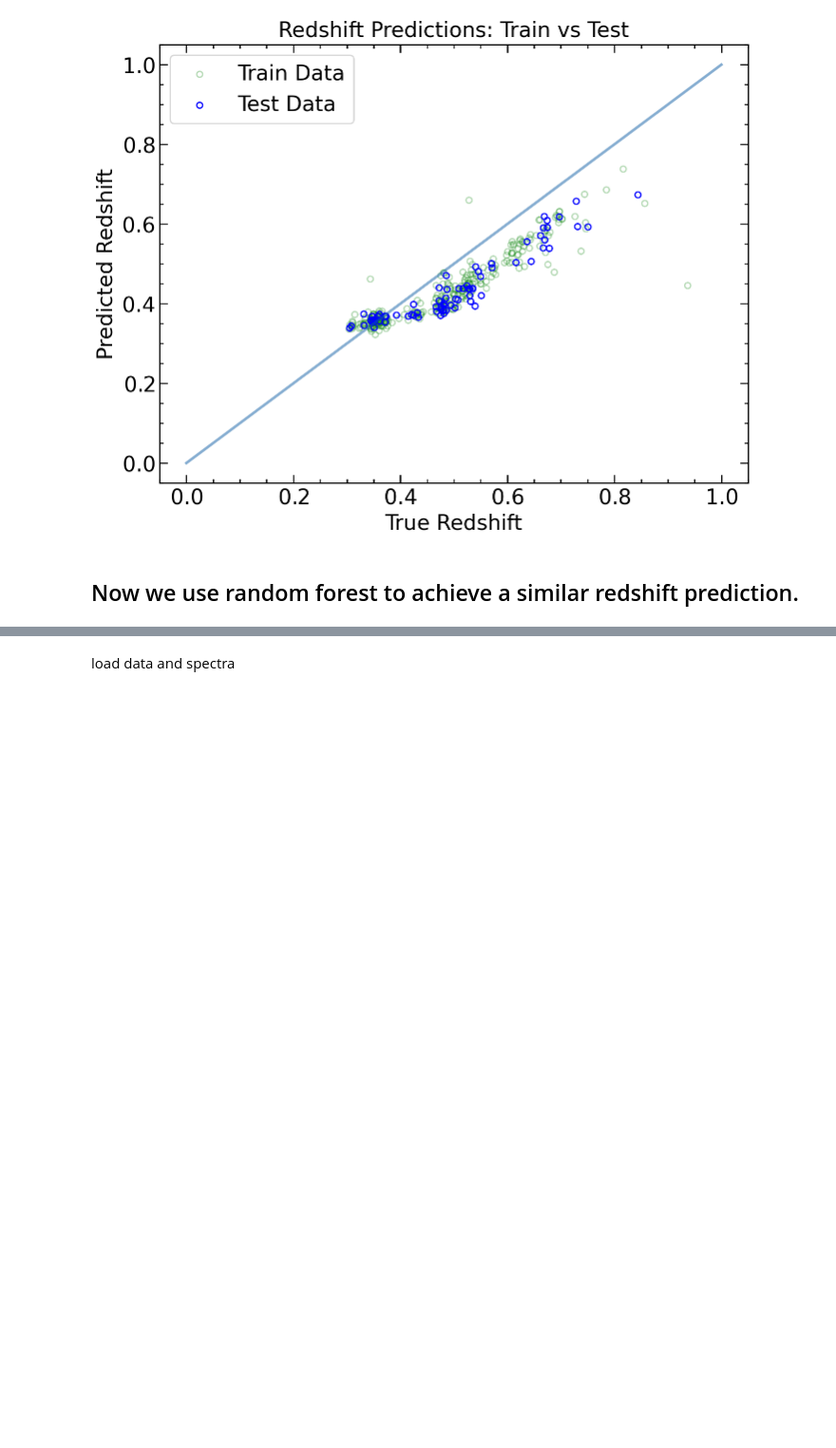
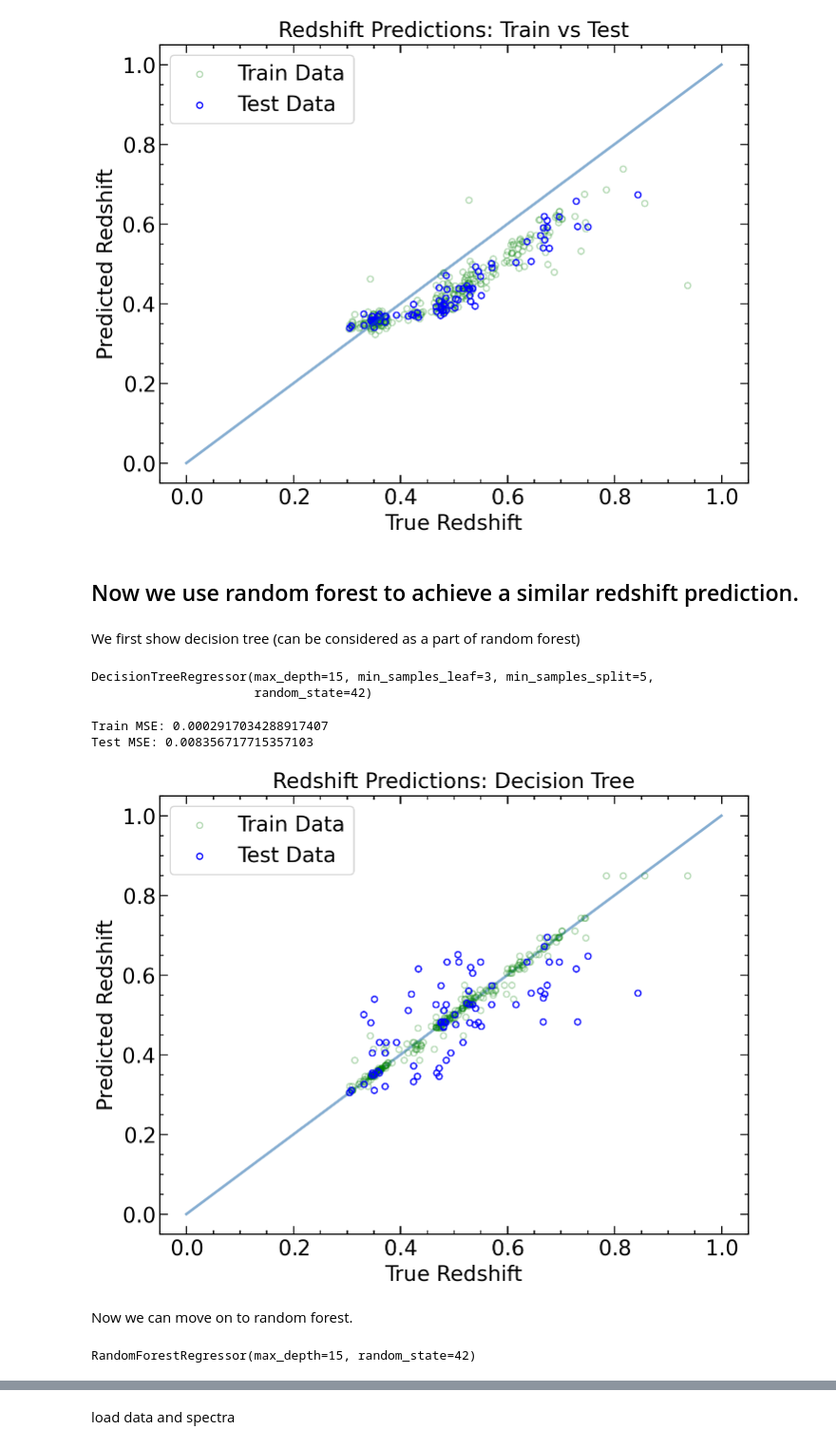
Before and after one commit to Chisen-Lupus/machine-learning-demo, a Jupyter notebook: nn-approach-demo.ipynb, the cells around one changed output, grey strips where cells are left out. Shown at 95% size. Cells and saved outputs as stored; diff of their text form; code cells hidden in the pictures; blank space fills up the shorter version.

```diff
--- a/nn-approach-demo.ipynb
+++ b/nn-approach-demo.ipynb
@@ -372 +387,69 @@ Test Loss: 0.006548540247604251
+# %% [markdown]
+We first show decision tree (can be considered as a part of random forest)
+# %%
+# Preprocess data
+train_features, train_targets = preprocess_data(train_loader)
+test_features, test_targets = preprocess_data(test_loader)
+
+# Initialize Decision Tree Regressor with custom parameters
+dt_model = DecisionTreeRegressor(
+    max_depth=15,              # Limit the depth of the tree
+    min_samples_split=5,       # Minimum samples to split a node
+    min_samples_leaf=3,        # Minimum samples at a leaf node
+    max_features=None,         # Consider all features at each split
+    random_state=42            # Fix random seed for reproducibility
+)
+
+# Train the model
+dt_model.fit(train_features, train_targets)
+# %% [output]
+DecisionTreeRegressor(max_depth=15, min_samples_leaf=3, min_samples_split=5,
+                      random_state=42)
+# %%
+# Make predictions
+train_predictions = dt_model.predict(train_features)
+test_predictions = dt_model.predict(test_features)
+
+# Compute MSE
+train_mse = mean_squared_error(train_targets, train_predictions)
+test_mse = mean_squared_error(test_targets, test_predictions)
+print(f"Train MSE: {train_mse}")
+print(f"Test MSE: {test_mse}")
+
+
+# Visualize predictions
+plt.scatter(train_targets, train_predictions, edgecolors='green',
+            facecolors='none', alpha=0.3, label='Train Data', s=20)
+plt.scatter(test_targets, test_predictions, edgecolors='blue',
+            facecolors='none', alpha=1.0, label='Test Data', s=20)
+plt.legend(frameon=True)
+plt.xlabel('True Redshift')
+plt.ylabel('Predicted Redshift')
+plt.title('Redshift Predictions: Decision Tree')
+plt.plot([0, 1], [0, 1], alpha=0.5, zorder=0)
+plt.show()
+# %% [output]
+Train MSE: 0.0002917034288917407
+Test MSE: 0.008356717715357103
+[figure, added]
+# %% [markdown]
+Now we can move on to random forest.
+# %%
+# Prepare the train and test data
+train_features, train_targets = preprocess_data(train_loader)
+test_features, test_targets = preprocess_data(test_loader)
+
+# Initialize Random Forest Regressor with custom parameters
+rf_model = RandomForestRegressor(
+    n_estimators=100,       # Use 200 trees instead of the default 100
+    max_depth=15,           # Limit the depth of each tree to 15
+    # min_samples_split=5,    # Require at least 5 samples to split
+    # min_samples_leaf=2,     # Require at least 2 samples in leaf nodes
+    # max_features='sqrt',    # Use the square root of features for each split
+    random_state=42         # Set random seed for reproducibility
+)
+
+rf_model.fit(train_features, train_targets)
+# %% [output]
+RandomForestRegressor(max_depth=15, random_state=42)
 # %%
```
Also changed, not shown: parts of 20 cells of this notebook.
